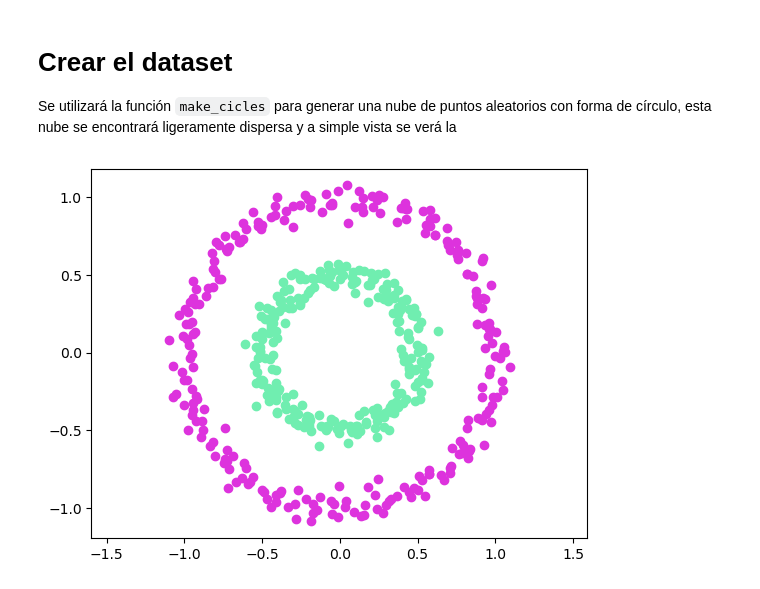
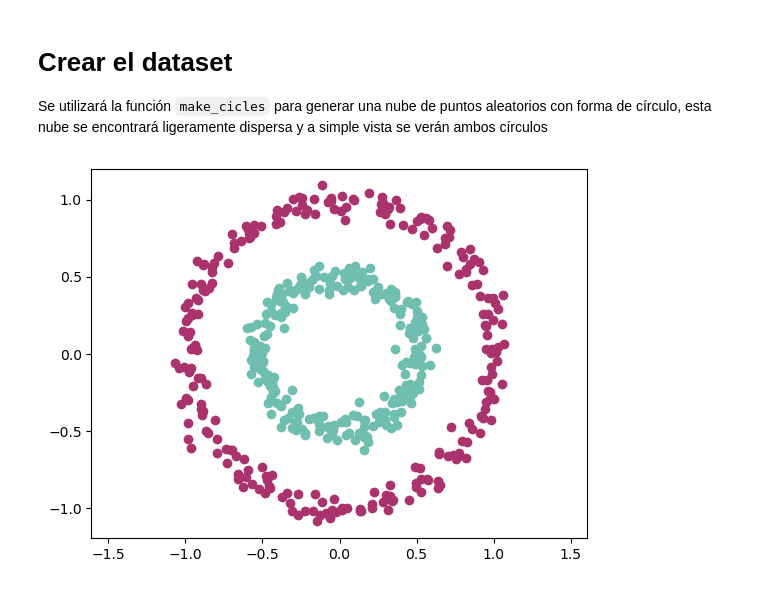
Before and after one commit to lalodsi/first-neural-network, a Jupyter notebook: App.ipynb, the cells around one changed output. Drawn from its saved outputs; the diff is of its cells as text; code cells hidden in the pictures.

```diff
--- a/App.ipynb
+++ b/App.ipynb
@@ -7,18 +7,18 @@ from sklearn.datasets import make_circles
 # %% [markdown]
 # Crear el dataset
 
-Se utilizará la función `make_cicles` para generar una nube de puntos aleatorios con forma de círculo, esta nube se encontrará ligeramente dispersa y a simple vista se verá la
+Se utilizará la función `make_cicles` para generar una nube de puntos aleatorios con forma de círculo, esta nube se encontrará ligeramente dispersa y a simple vista se verán ambos círculos
 # %%
 # Crear el dataset
 
 n = 500
 p = 2
 
 [X, Y] = make_circles(n_samples=n, factor=0.5, noise=0.05)
 
-plt.scatter(X[Y == 0,0], X[Y == 0,1], c='#dd33dd')
-plt.scatter(X[Y == 1,0], X[Y == 1,1], c='#70eeb0')
+plt.scatter(X[Y == 0,0], X[Y == 0,1], c='#aa336d')
+plt.scatter(X[Y == 1,0], X[Y == 1,1], c='#70beb0')
 plt.axis("equal")
 plt.show()
 # %% [output]
-[figure, old version]
+[figure, new version]
```
Also changed, not shown: parts of 4 cells of this notebook.
